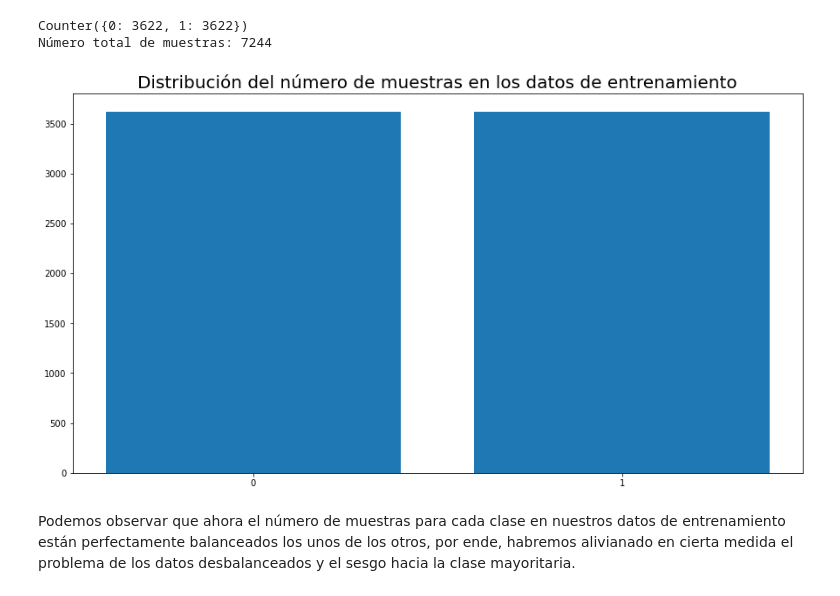
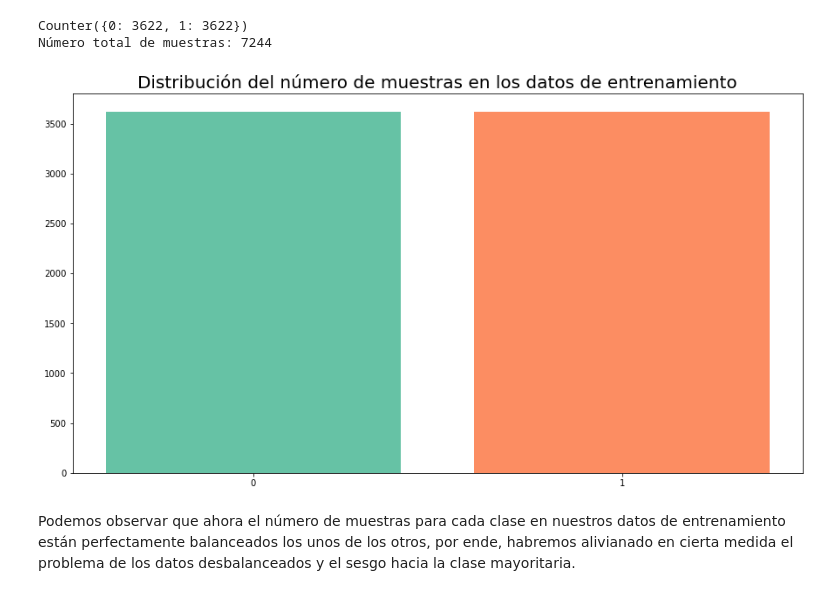
Before and after one commit to silvestref/Desercion_Telecom, a Jupyter notebook: Jupyter_Desercion_Telecom.ipynb, the cells around one changed output. Drawn from its saved outputs; the diff is of its cells as text; code cells hidden in the pictures.

```diff
--- a/Jupyter_Desercion_Telecom.ipynb
+++ b/Jupyter_Desercion_Telecom.ipynb
@@ -857,12 +852,12 @@ Counter({0: 3622, 1: 3622})
 Número total de muestras: 7244
 # %%
 plt.figure(figsize=(15, 8))
-plt.bar(counter_despues.keys(), counter_despues.values())
+plt.bar(counter_despues.keys(), counter_despues.values(), color=["#66c2a5", "#fc8d62"])
 plt.title("Distribución del número de muestras en los datos de entrenamiento", fontsize=20)
 plt.xticks([0, 1])
 plt.show()
 # %% [output]
-[figure, old version]
+[figure, new version]
 # %% [markdown]
 Podemos observar que ahora el número de muestras para cada clase en nuestros datos de entrenamiento están perfectamente balanceados los unos de los otros, por ende, habremos alivianado en cierta medida el problema de los datos desbalanceados y el sesgo hacia la clase mayoritaria.
 # %% [markdown]
```
Also changed, not shown: parts of 33 cells of this notebook.
